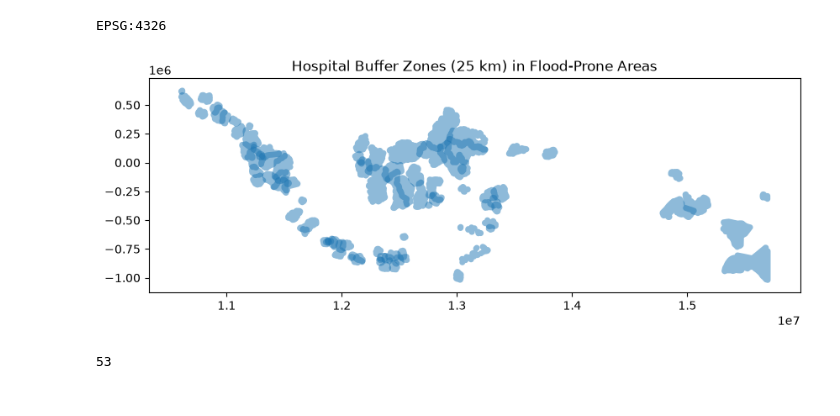
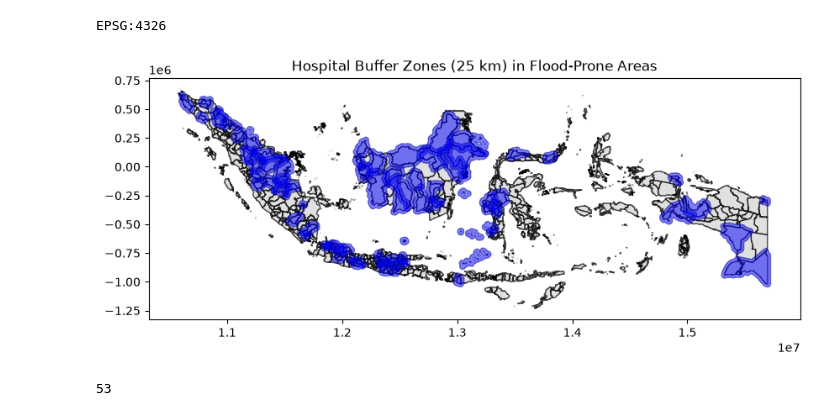
Before and after one commit to lane-erwin/geog592-cheyney, a Jupyter notebook: homework/week07/geopandas_hw_joins.ipynb, the cells around one changed output. Cells and saved outputs as stored; diff of their text form; code cells hidden in the pictures.

```diff
--- a/homework/week07/geopandas_hw_joins.ipynb
+++ b/homework/week07/geopandas_hw_joins.ipynb
@@ -228,15 +228,29 @@ hospital_buffer = projected_hospital_flood.copy()
 hospital_buffer["geometry"] = (
     hospital_buffer.buffer(25000)
 )
+# %%
+projected_boundaries = boundaries.to_crs(epsg=3857)
 # %%
+fig, ax = plt.subplots(figsize=(10, 10))
+
+projected_boundaries.plot(
+    ax=ax,
+    color="lightgray",
+    edgecolor="black",
+    alpha=0.7
+)
+
 hospital_buffer.plot(
-    figsize = (10, 10),
-    alpha = 0.5
+    ax=ax,
+    color="blue",
+    alpha=0.5,
+    edgecolor="darkblue"
 )
+
 plt.title("Hospital Buffer Zones (25 km) in Flood-Prone Areas")
 plt.show()
 # %% [output]
-[figure, old version]
+[figure, new version]
 # %%
 high_population = flood_exposure_demographic_boundaries[
     flood_exposure_demographic_boundaries["total_pop"] >=
```
Also changed, not shown: parts of 16 cells of this notebook.
